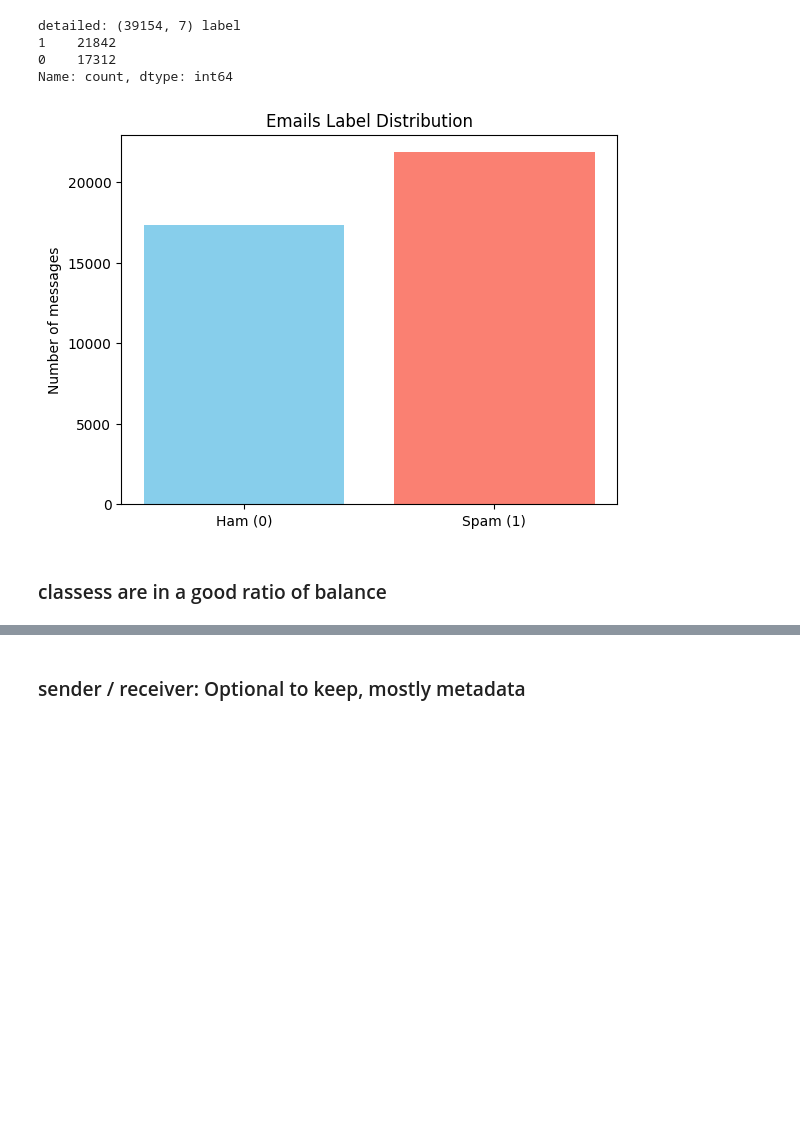
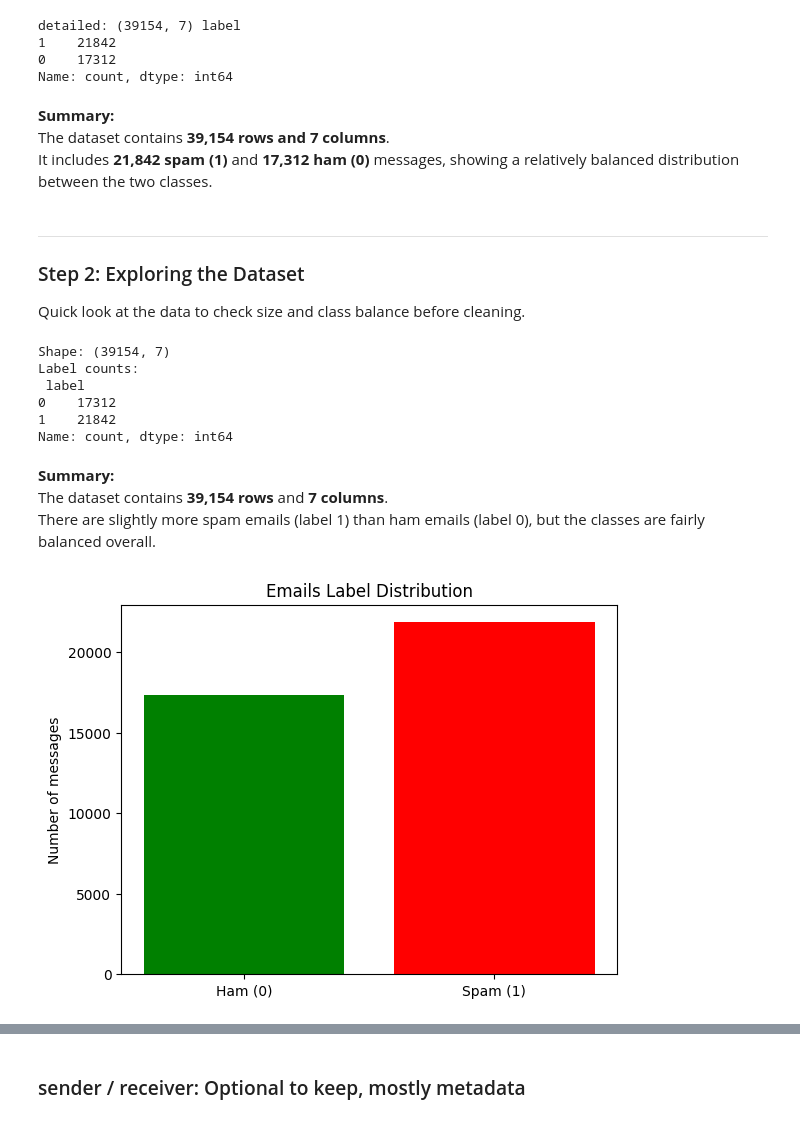
Before and after one commit to Renadyousef/SWE485-Project-Group1, a Jupyter notebook: Phase1_Data_Exploration.ipynb, the cells around one changed output, grey strips where cells are left out. Drawn from its saved outputs; the diff is of its cells as text; code cells hidden in the pictures; blank space fills up the shorter version.

Commit message:
notebook after cleaning

```diff
--- a/Phase1_Data_Exploration.ipynb
+++ b/Phase1_Data_Exploration.ipynb
@@ -78,17 +136,43 @@ detailed: (39154, 7) label
 1    21842
 0    17312
 Name: count, dtype: int64
+# %% [markdown]
+**Summary:**
+The dataset contains **39,154 rows and 7 columns**.
+It includes **21,842 spam (1)** and **17,312 ham (0)** messages, showing a relatively balanced distribution between the two classes.
+# %% [markdown]
+---
+
+### Step 2: Exploring the Dataset
+
+Quick look at the data to check size and class balance before cleaning.
 # %%
-import matplotlib.pyplot as plt
-
-labels = ['Ham (0)', 'Spam (1)']
-counts = [17312, 21842]
-
-plt.bar(labels, counts, color=['skyblue', 'salmon'])
-plt.title('Emails Label Distribution')
-plt.ylabel('Number of messages')
-plt.show()
+# Shape + label balance
+print("Shape:", df.shape)
+label_counts = df["label"].value_counts().sort_index()  # 0, 1
+print("Label counts:\n", label_counts)
 # %% [output]
-[figure, removed]
+Shape: (39154, 7)
+Label counts:
+ label
+0    17312
+1    21842
+Name: count, dtype: int64
-# %% [markdown]
-### classess are in a good ratio of balance
+# %% [markdown]
+
+**Summary:**
+The dataset contains **39,154 rows** and **7 columns**.
+There are slightly more spam emails (label 1) than ham emails (label 0), but the classes are fairly balanced overall.
+# %%
+# Bar chart: label distribution (from the data)
+import matplotlib.pyplot as plt
+
+labels = ["Ham (0)", "Spam (1)"]
+counts = label_counts.reindex([0, 1], fill_value=0).values
+
+plt.bar(labels, counts, color=['green', 'red'])  # Ham = orange, Spam = red/salmon
+plt.title("Emails Label Distribution")
+plt.ylabel("Number of messages")
+plt.show()
+# %% [output]
+[figure, added]
```
Also changed, not shown: parts of 32 cells of this notebook.
